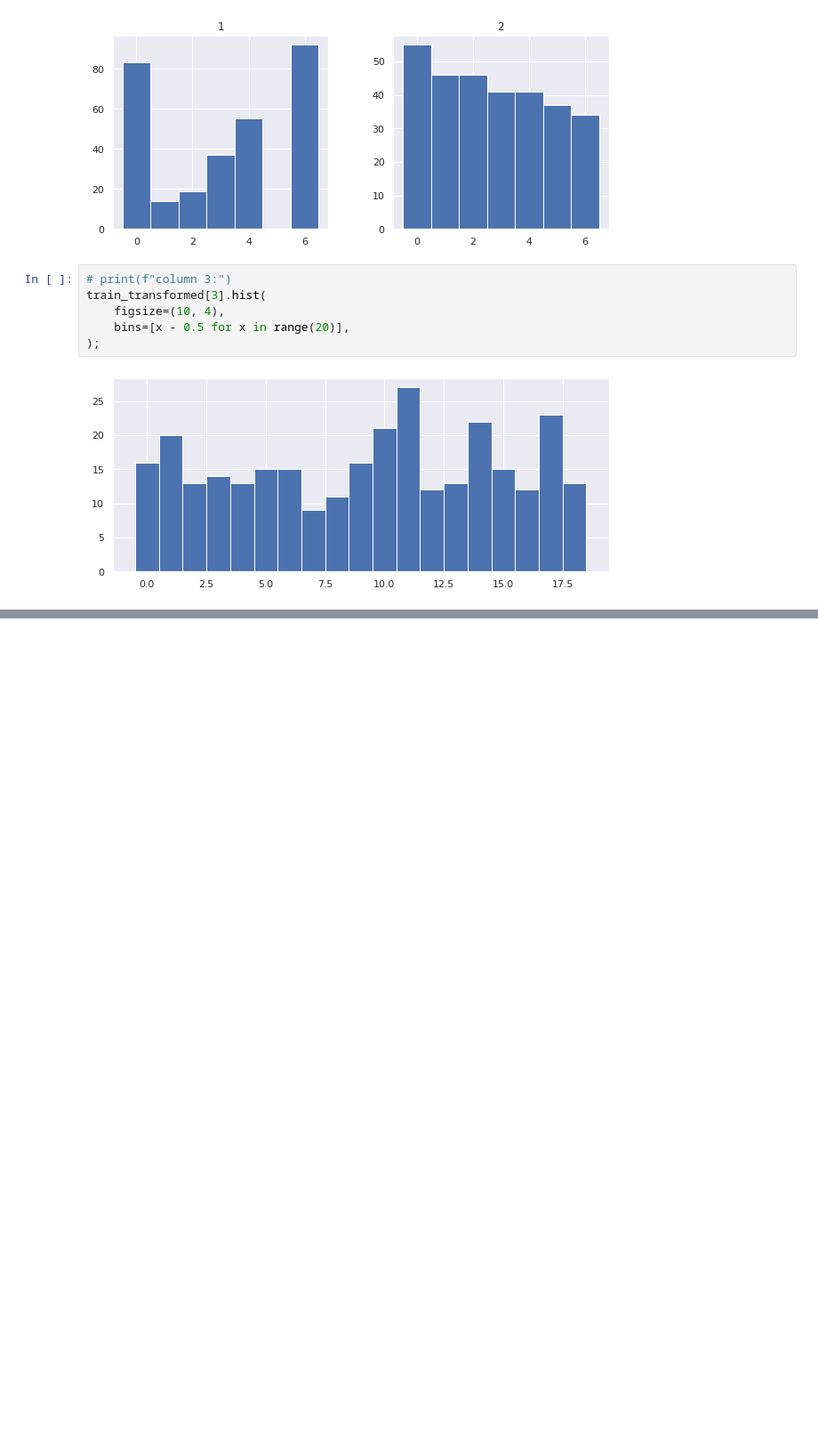
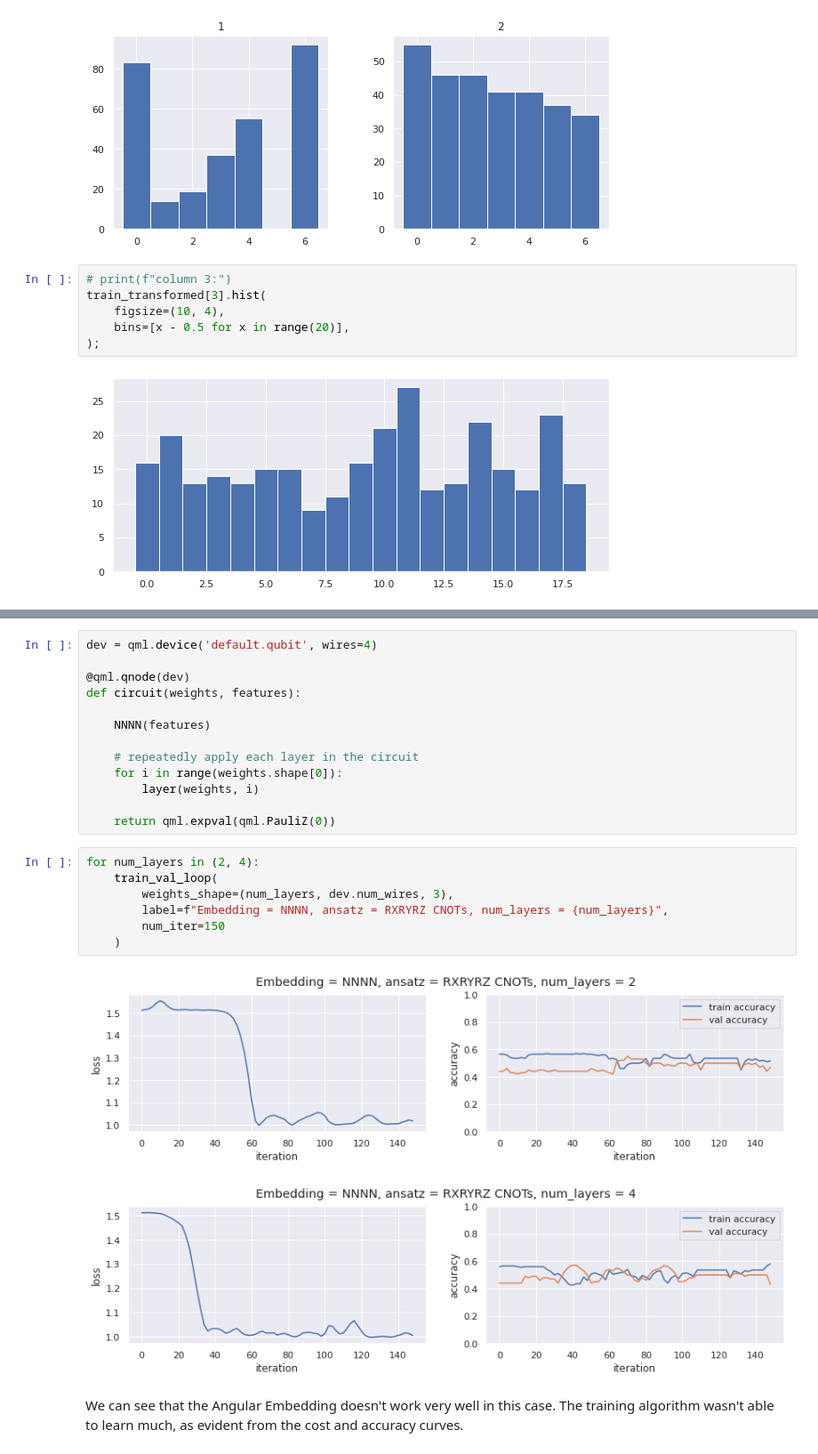
Before and after one commit to aadimator/qosf_cohort5_screening_tasks, a Jupyter notebook: Task_2/task2.ipynb, the cells around one changed output, grey strips where cells are left out. Shown at 89% size. Saved outputs shown, nothing was run; the diff lists cells and outputs as text; blank space fills up the shorter version.

```diff
--- a/Task_2/task2.ipynb
+++ b/Task_2/task2.ipynb
@@ -304,0 +576,25 @@ X_train = np.sqrt(np.sum(X_train))
+# %%
+dev = qml.device('default.qubit', wires=4)
+
+@qml.qnode(dev)
+def circuit(weights, features):
+
+    NNNN(features)
+
+    # repeatedly apply each layer in the circuit
+    for i in range(weights.shape[0]):
+        layer(weights, i)
+
+    return qml.expval(qml.PauliZ(0))
+# %%
+for num_layers in (2, 4):
+    train_val_loop(
+        weights_shape=(num_layers, dev.num_wires, 3),
+        label=f"Embedding = NNNN, ansatz = RXRYRZ CNOTs, num_layers = {num_layers}",
+        num_iter=150
+    )
+# %% [output]
+[figure, added]
+[figure, added]
+# %% [markdown]
+We can see that the Angular Embedding doesn't work very well in this case. The training algorithm wasn't able to learn much, as evident from the cost and accuracy curves.
```
Also changed, not shown: parts of 65 cells of this notebook, 1 other file.
